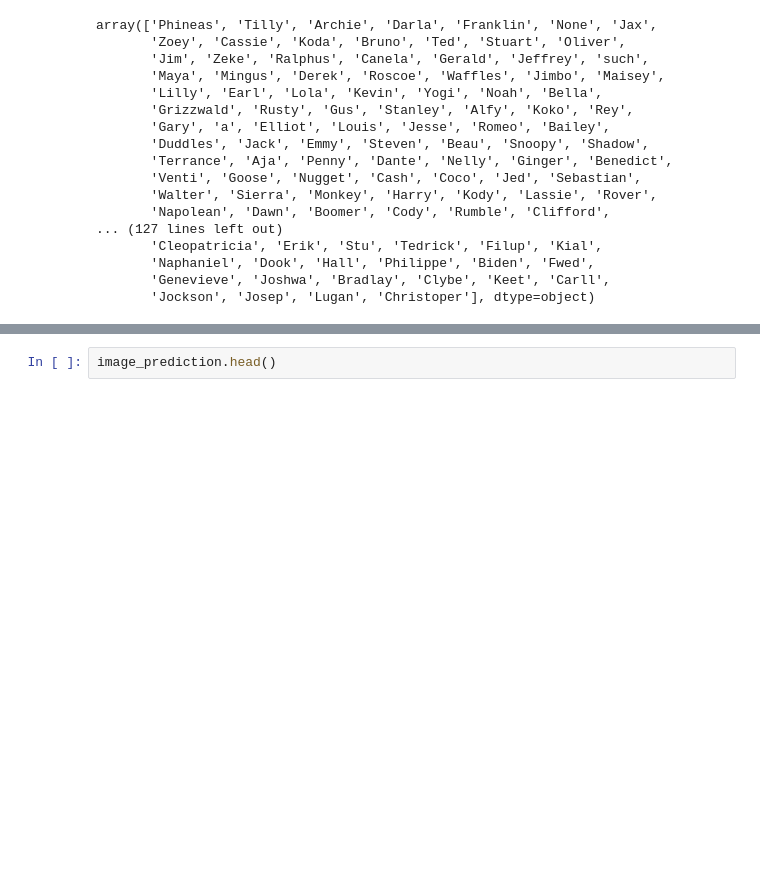
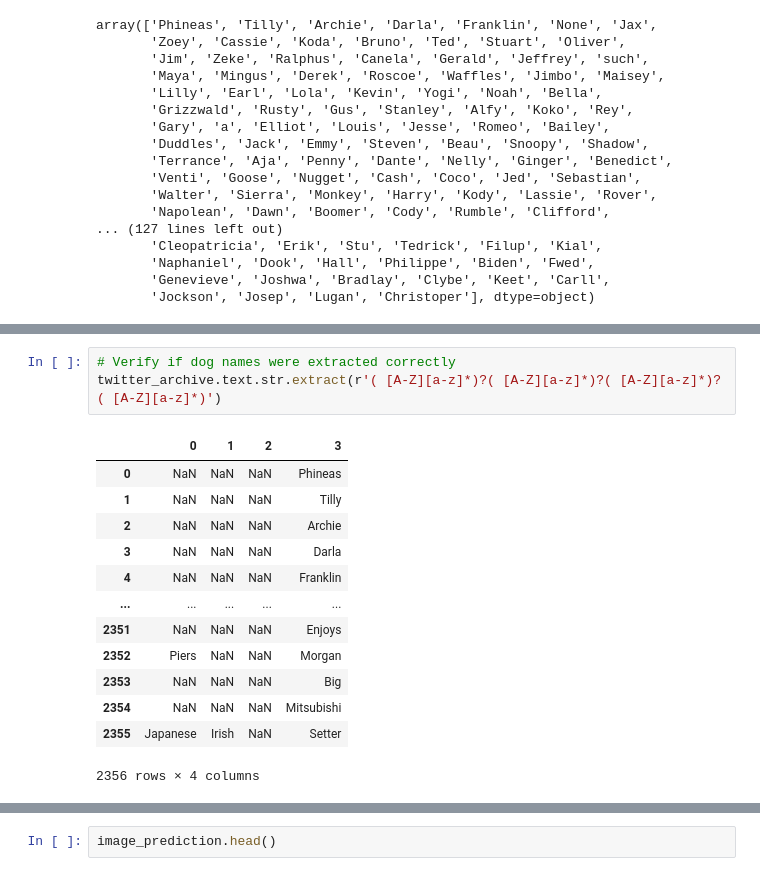
Before and after one commit to dsllt/Udacity_DA_P4, a Jupyter notebook: wrangle_act.ipynb, the cells around one changed output, grey strips where cells are left out. Drawn from its saved outputs; the diff is of its cells as text; blank space fills up the shorter version.

```diff
--- a/wrangle_act.ipynb
+++ b/wrangle_act.ipynb
@@ -306,3 +306,20 @@ twitter_archive[(twitter_archive['doggo'] != 'None') & ((twitter_archive['puppo'
 | 956 | 751583847268179968 | NaN | NaN | 2016-07-09 01:08:47 +0000 | <a href="http://twitter.com/downl... | Please stop sending it pictures t... | NaN | ... |
 | 1063 | 741067306818797568 | NaN | NaN | 2016-06-10 00:39:48 +0000 | <a href="http://twitter.com/downl... | This is just downright precious a... | NaN | ... |
 | 1113 | 733109485275860992 | NaN | NaN | 2016-05-19 01:38:16 +0000 | <a href="http://twitter.com/downl... | Like father (doggo), like son (pu... | NaN | ... |
+# %%
+# Verify if dog names were extracted correctly
+twitter_archive.text.str.extract(r'( [A-Z][a-z]*)?( [A-Z][a-z]*)?( [A-Z][a-z]*)?( [A-Z][a-z]*)')
+# %% [output]
+|  | 0 | 1 | 2 | 3 |
+| 0 | NaN | NaN | NaN | Phineas |
+| 1 | NaN | NaN | NaN | Tilly |
+| 2 | NaN | NaN | NaN | Archie |
+| 3 | NaN | NaN | NaN | Darla |
+| 4 | NaN | NaN | NaN | Franklin |
+| ... | ... | ... | ... | ... |
+| 2351 | NaN | NaN | NaN | Enjoys |
+| 2352 | Piers | NaN | NaN | Morgan |
+| 2353 | NaN | NaN | NaN | Big |
+| 2354 | NaN | NaN | NaN | Mitsubishi |
+| 2355 | Japanese | Irish | NaN | Setter |
+2356 rows × 4 columns
```
Also changed, not shown: parts of 33 cells of this notebook.
